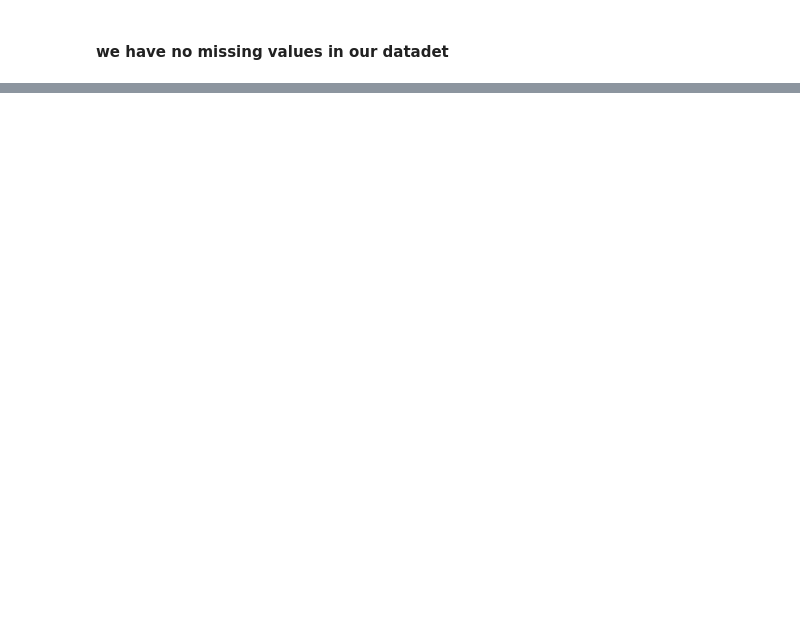
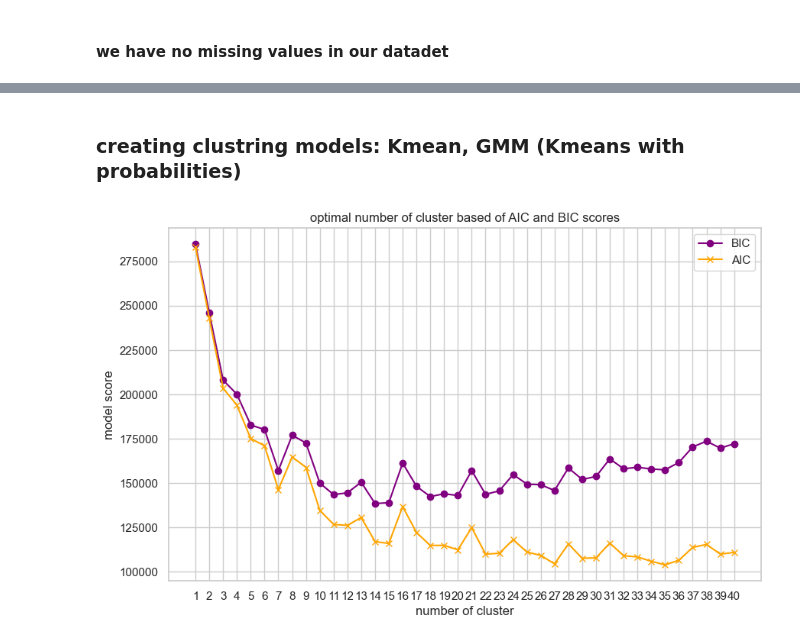
Before and after one commit to AloniBoni/BallIn, a Jupyter notebook: classifier/ballin-eda.ipynb, the cells around one changed output, grey strips where cells are left out. Cells and saved outputs as stored; diff of their text form; code cells hidden in the pictures; blank space fills up the shorter version.

Commit message:
implamented GMM clustering model and created cluster profiling in cluster-statistics.txt

```diff
--- a/classifier/ballin-eda.ipynb
+++ b/classifier/ballin-eda.ipynb
@@ -325,9 +316,9 @@ nba_advance_player_stats = pd.read_csv('nba_advanced_stats_1996_to_current.csv')
 # %%
 stats_columns = [
-    'PLAYER_ID', 'PLAYER_NAME', 'Season', 'AGE', 'GP', 'W', 'L', 'W_PCT', 'MIN',
+    'PLAYER_NAME', 'Season', 'AGE', 'MIN',
     'FGM', 'FGA', 'FG_PCT', 'FG3M', 'FG3A', 'FG3_PCT', 'FTM', 'FTA', 'FT_PCT',
-    'OREB', 'DREB', 'REB', 'AST', 'TOV', 'STL', 'BLK', 'BLKA', 'PF', 'PFD', 'PTS', 'PLUS_MINUS' , 'Season'
+    'OREB', 'DREB', 'REB', 'AST', 'STL', 'BLK', 'PF', 'PTS'
 ]
 
 g_league_stats = g_league_stats.loc[:, stats_columns]
-nba_player_stats = nba_player_stats.loc[:, stats_columns]
+nba_player_stats = nba_player_stats.loc[:, stats_columns + ['PLAYER_WEIGHT', 'PLAYER_HEIGHT_INCHES']]
@@ -411,0 +385,33 @@ X_train, X_val, y_train, y_val = train_test_split(
+# %% [markdown]
+### creating clustring models: Kmean, GMM (Kmeans with probabilities)
+# %%
+# imlementing GMM and chosing optimal number of clusters
+from sklearn.mixture import GaussianMixture
+
+numeric_cols = nba_player_stats.select_dtypes(include=['number']).columns
+df = nba_player_stats.loc[:, numeric_cols]
+
+bic_scores = []
+aic_scores = []
+n_components_range = range(1, 41)
+
+for n in n_components_range:
+    gmm = GaussianMixture(n_components=n, random_state=42)
+    gmm.fit(numerical_df)
+
+    bic_scores.append(gmm.bic(df))
+    aic_scores.append(gmm.aic(df))
+
+plt.figure(figsize=(10, 6))
+plt.plot(n_components_range, bic_scores, marker='o', label='BIC', color='purple')
+plt.plot(n_components_range, aic_scores, marker='x', label='AIC', color='orange')
+
+plt.title('optimal number of cluster based of AIC and BIC scores')
+plt.xlabel('number of cluster')
+plt.ylabel('model score')
+plt.xticks(n_components_range)
+plt.legend()
+plt.grid(True)
+plt.show()
+# %% [output]
+[figure, added]
```
Also changed, not shown: parts of 19 cells of this notebook, 1 other file.
